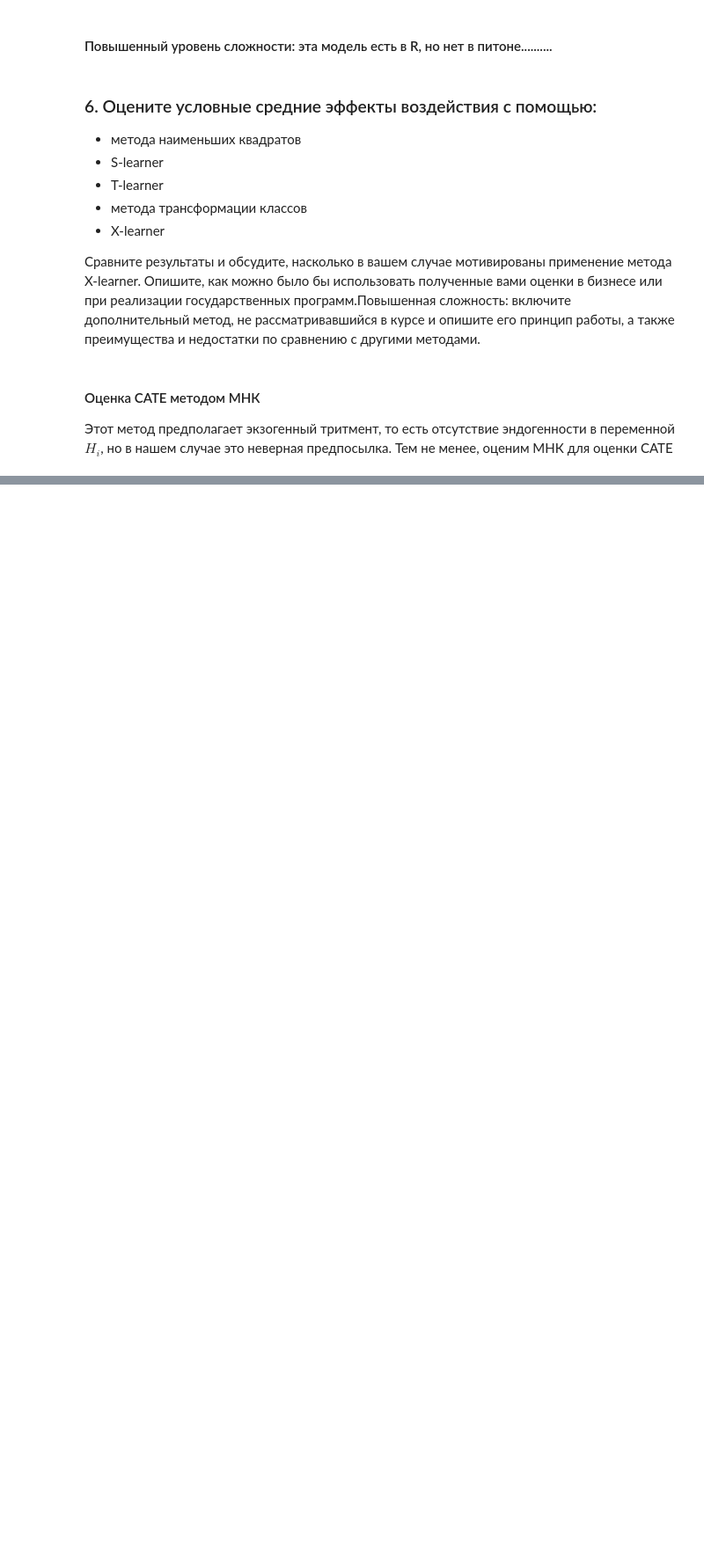
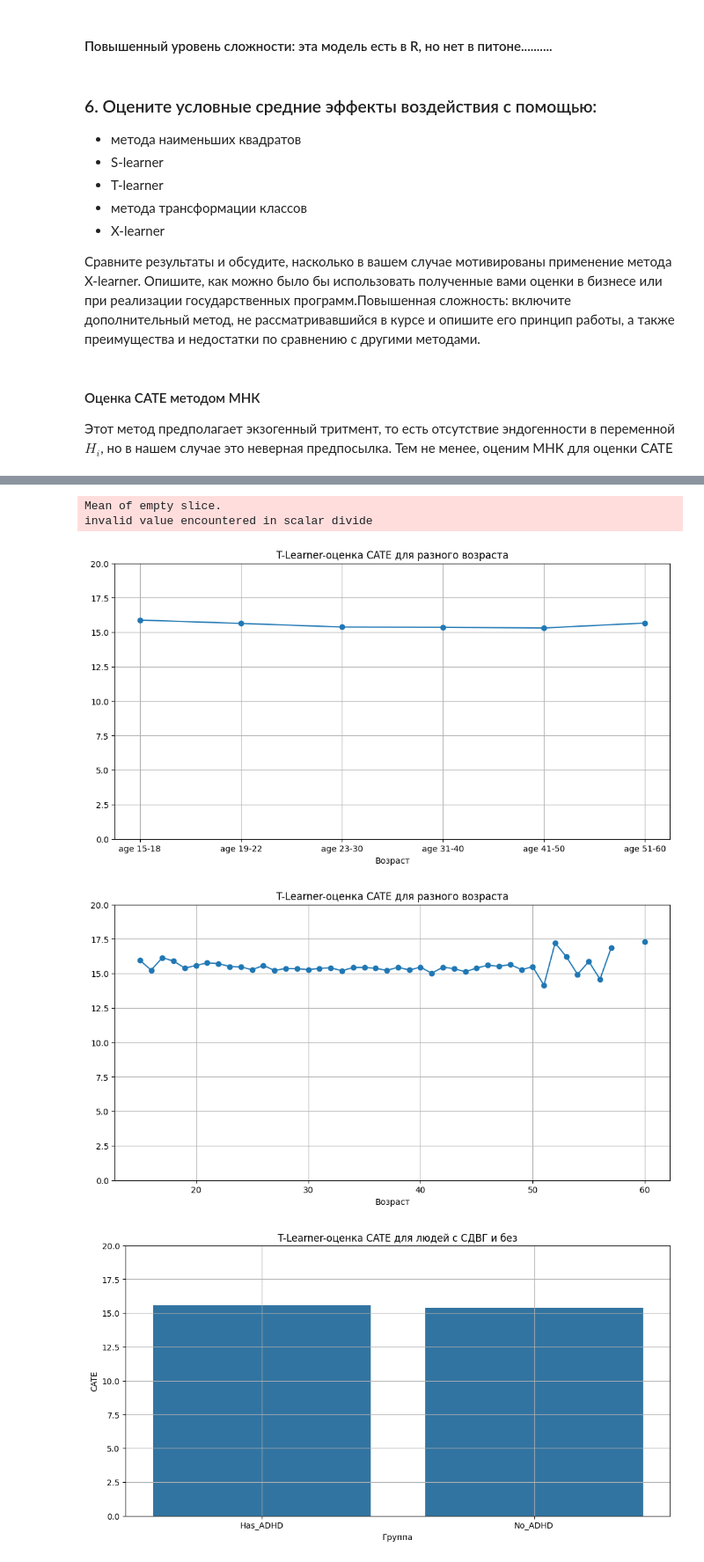
Before and after one commit to Zianielir/text_recall_and_education_research, a Jupyter notebook: 5_effects.ipynb, the cells around one changed output, grey strips where cells are left out. Shown: that part at 88% size. Saved outputs shown, nothing was run; the diff lists cells and outputs as text; code cells hidden in the pictures; blank space fills up the shorter version.

```diff
--- a/5_effects.ipynb
+++ b/5_effects.ipynb
@@ -624,2 +721,33 @@ plt.title('МНК оценка CATE для разного возраста');
+# %%
+X_tlearner = pd.concat([X_dml, T_dml], axis=1)
+
+X_tlearner_1 = X_tlearner[T_dml == 1]
+y_tlearner_1 = y_dml[T_dml == 1]
+
+X_tlearner_0 = X_tlearner[T_dml == 0]
+y_tlearner_0 = y_dml[T_dml == 0]
+
+best_model_for_tlearner_1 = cv_random_forest(X=X_tlearner_1,
+                                             y=y_tlearner_1)
+
+best_model_for_tlearner_0 = cv_random_forest(X=X_tlearner_0,
+                                             y=y_tlearner_0)
+# %%
+y_pred_tlearner_1 = best_model_for_tlearner_1.predict(X_tlearner)
+y_pred_tlearner_0 = best_model_for_tlearner_0.predict(X_tlearner)
+
+cte_tlearner = y_pred_tlearner_1 - y_pred_tlearner_0
+# %%
+show_cate_by_age_group(X_dml, cte_tlearner, 'T-Learner')
+
+show_cate_by_age(X_dml, cte_tlearner, 'T-Learner')
+
+show_cate_by_adhd(X_dml, cte_tlearner, 'T-Learner')
+# %% [output]
+Mean of empty slice.
+invalid value encountered in scalar divide
+[figure, added]
+[figure, added]
+[figure, added]
 # %% [markdown]
 #### Оценка CATE методом Трансформации классов
```
Also changed, not shown: parts of 40 cells of this notebook.
